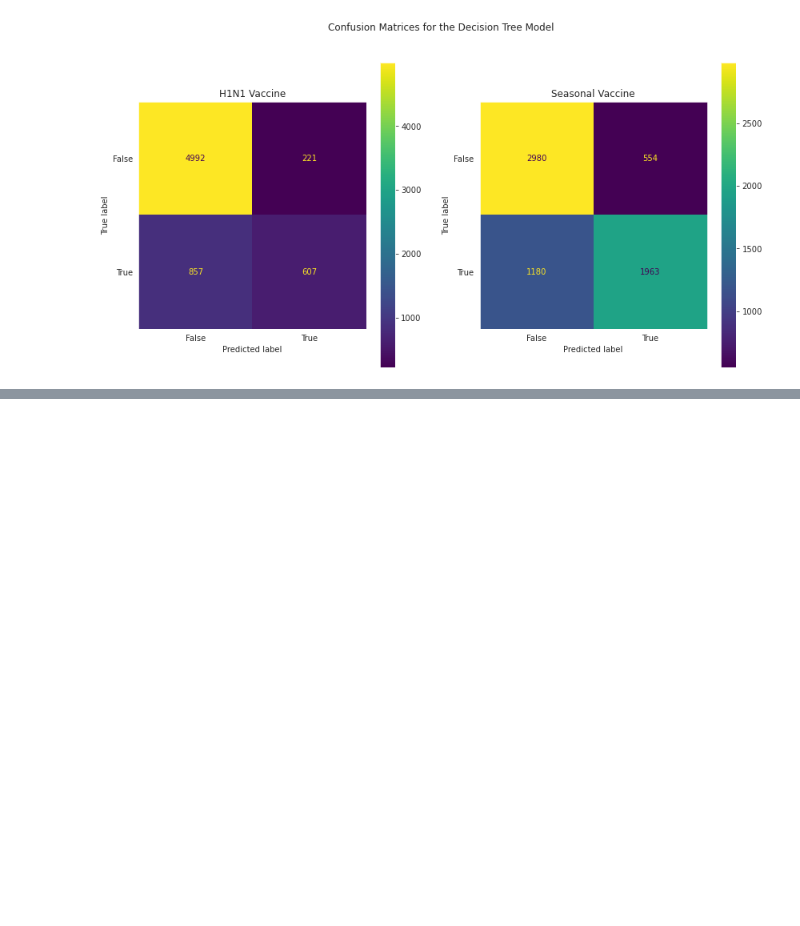
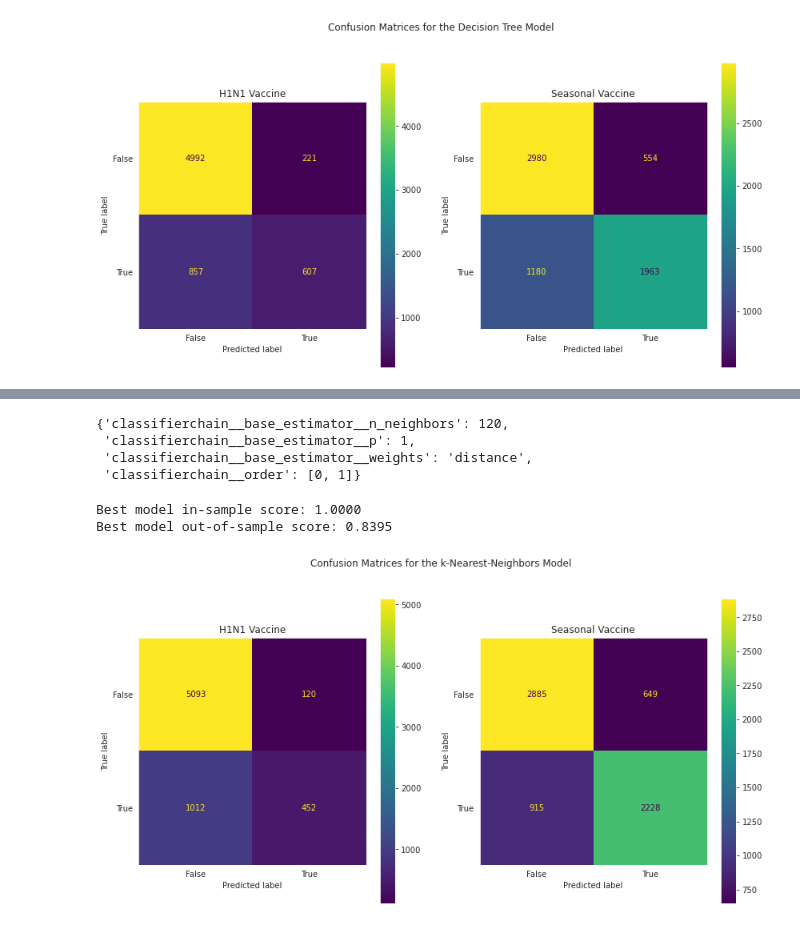
Before and after one commit to mhadjiantonis/FluShotLearning, a Jupyter notebook: FluShot.ipynb, the cells around one changed output, grey strips where cells are left out. Drawn from its saved outputs; the diff is of its cells as text; code cells hidden in the pictures; blank space fills up the shorter version.

Commit message:
feat: Implement and train k-Nearest Neighbor model

```diff
--- a/FluShot.ipynb
+++ b/FluShot.ipynb
@@ -534,0 +539,19 @@ comp_predictions.to_csv('submissions/random_forest.csv')
+# %%
+from sklearn.neighbors import KNeighborsClassifier
+
+chain = ClassifierChain(KNeighborsClassifier())
+
+knn_pipe = make_pipeline(col_transformer, chain)
+# %%
+# FInd best parameters for the model
+
+params = {
+    'classifierchain__base_estimator__n_neighbors': list(range(60, 160, 10)),
+    'classifierchain__base_estimator__weights': ['uniform', 'distance'],
+    'classifierchain__base_estimator__p': [1, 2],
+    'classifierchain__order': [[0, 1], [1, 0]]
+}
+
+knn_gird = GridSearchCV(knn_pipe, params, scoring='roc_auc', verbose=1)
+
+knn_gird.fit(X_train, Y_train)
@@ -534,0 +577,29 @@ comp_predictions.to_csv('submissions/random_forest.csv')
+# %%
+# Best parameters for the model
+display(knn_gird.best_params_)
+# %% [output]
+{'classifierchain__base_estimator__n_neighbors': 120,
+ 'classifierchain__base_estimator__p': 1,
+ 'classifierchain__base_estimator__weights': 'distance',
+ 'classifierchain__order': [0, 1]}
+# %%
+# Score for best model, using test data
+print('Best model in-sample score: {:.4f}'.format(knn_gird.score(X_train, Y_train)))
+print('Best model out-of-sample score: {:.4f}'.format(knn_gird.score(X_test, Y_test)))
+# %% [output]
+Best model in-sample score: 1.0000
+Best model out-of-sample score: 0.8395
+# %%
+# Display confusion matrices for the model
+
+predictions = knn_gird.predict(X_test)
+
+fig = plt.figure(figsize=(14, 7))
+axs = fig.subplots(1, 2)
+for i, col in enumerate(Y_test.columns):
+    ConfusionMatrixDisplay.from_predictions(Y_test[col], predictions[:, i], ax=axs[i])
+    axs[i].set_title(col.title().replace('_', ' '))
+fig.suptitle('Confusion Matrices for the k-Nearest-Neighbors Model')
+plt.show()
+# %% [output]
+[figure, added]
```
Also changed, not shown: parts of 23 cells of this notebook.
